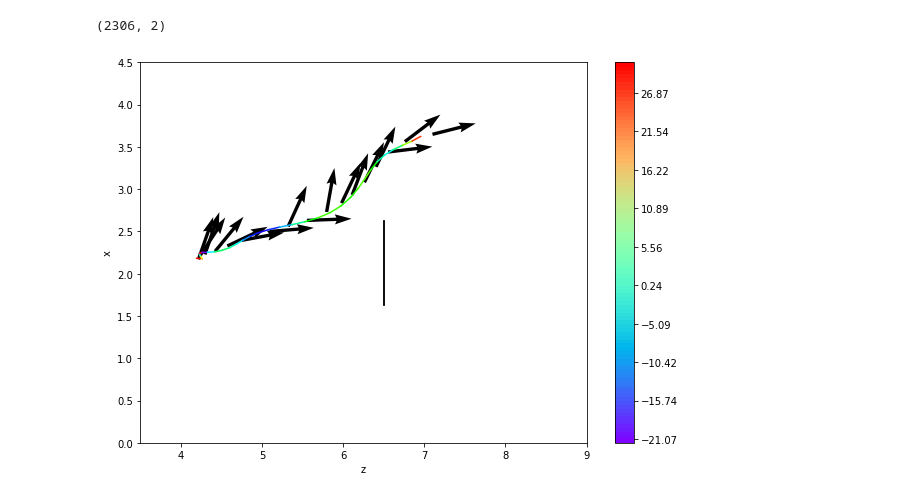
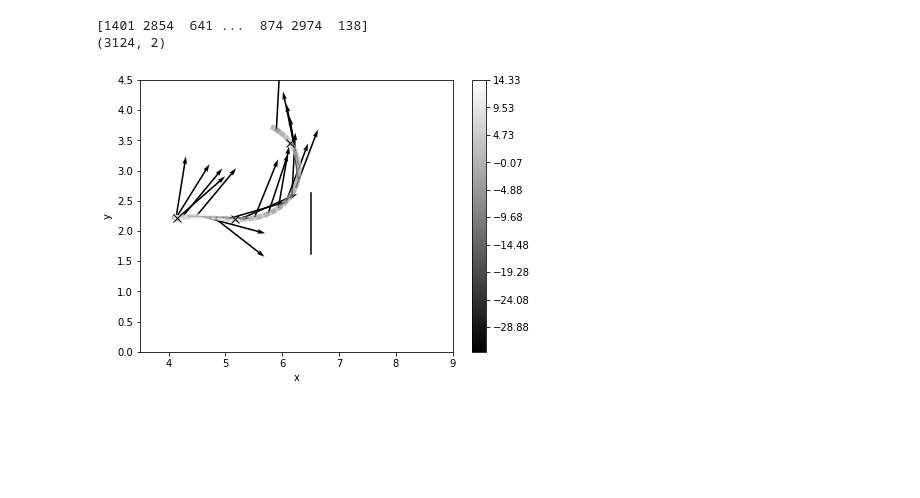
Before and after one commit to cowkami/bat_research, a Jupyter notebook: notebooks/get_pulse_direction.ipynb, the cells around one changed output. Saved outputs shown, nothing was run; the diff lists cells and outputs as text; code cells hidden in the pictures; blank space fills up the shorter version.

```diff
--- a/notebooks/get_pulse_direction.ipynb
+++ b/notebooks/get_pulse_direction.ipynb
@@ -233,28 +225,28 @@ def cal_vectors_to_mic(x, z, t, mic_points):
 
     return np.array(vectors)
 
-vectors = cal_vectors_to_mic(x, z, t, mic_points)
-print(vectors.shape)
 
-
-def weight_vectors(weights, vectors):
+def sum_weighted_vectors(vectors, weights):
     w_vectors = []
-    for w, v in zip(weights, vectors):
+    for v, w in zip(vectors, weights):
         w_v = v * w.reshape(w.shape[0], 1)
         w_vectors.append(w_v)
 
-    return np.array(w_vectors)
+    return np.sum(w_vectors, axis=0)
 
 
-w_vectors = weight_vectors(band_sums[1:], vectors)
+vectors = cal_vectors_to_mic(x, z, t, mic_points)
+print(vectors.shape, band_sums.shape)
+
+use_channels = np.array([4, 7, 8, 9, 10, 11, 12, 13])
+w_vectors = sum_weighted_vectors(vectors[1:-1], band_sums[2:-1])
 print(w_vectors.shape)
 
 plt.figure(figsize=(10, 10), facecolor='white')
 plt.plot(z, x)
 
-for j in range(1, 15):
-    for i in range(0, 2300, 50):
-        plt.quiver(z[i], x[i], w_vectors[j, i, 0], w_vectors[j, i, 1], scale=20)
+for i in range(0, z.shape[0], 1):
+    plt.quiver(z[i], x[i], w_vectors[i, 0], w_vectors[i, 1], scale=10000)
 
 plt.ylim([0, 4.5])
 plt.xlim([3.5, 9])
@@ -266,54 +322,53 @@ plt.show()
 # %%
-def cal_pulse_vectors(weighted_vectors, thresh=50):
-    vector_sums = np.sum(weighted_vectors, axis=0)
-    lengths = np.sqrt(vector_sums[:, 0]**2 + vector_sums[:, 1]**2).reshape(vector_sums.shape[0], 1)
-#     plt.hist(lengths, bins=np.arange(0, 10000, 10))
-#     plt.xlim([0, 1000])
+def cal_pulse_vectors(vectors):
+    lengths = np.sqrt(vectors[:, 0]**2 + vectors[:, 1]**2)
+    unit_pulse_vectors = vectors / lengths.reshape(lengths.shape[0], 1)
+    return unit_pulse_vectors
 
-    sparse_vec = np.where(lengths>thresh, 1, 0).reshape(vector_sums.shape[0], 1)
-    unit_pulse_vector = sparse_vec*(vector_sums / lengths)
-#     unit_pulse_vector = vector_sums / lengths
-#     unit_pulse_vector = vector_sums
-    return unit_pulse_vector
 
 def avoid_echo(pulse_vectors, time, avoid_range=0.05):
     avoid_range_ind = int(avoid_range/time[1]-time[0])
 
     i = 0
     while i < pulse_vectors.shape[0]:
         if pulse_vectors[i, 0] > 0 or pulse_vectors[i, 1] > 0:
             pulse_vectors[i+1:i+avoid_range_ind, :] = 0
             i += avoid_range_ind
         else:
             i += 1
     return pulse_vectors
 
+def choose_pulses_ind(vectors, n=20):
+    lengths = np.sqrt(vectors[:, 0]**2 + vectors[:, 1]**2)
+    ind = np.argsort(lengths)
+    print(ind)
+    return ind[-n:]
 
 
 p_vectors = cal_pulse_vectors(w_vectors)
+ind = choose_pulses_ind(p_vectors, n=pulse_ind.shape[0])
 print(p_vectors.shape)
-# for i in p_vectors:
-#     print(i)
 
-pulse = avoid_echo(p_vectors, t)
 
-# plt.figure(figsize=(10, 10), facecolor='white')
-# plt.plot(z, x)
-
-line_2d_plot(no1_xyzt, s_or_a=2)
+line_2d_plot(xyzt[no], s_or_a=2)
 
 # plot obstacle
-ob_x = np.linspace(2.125 - 0.5, 2.125 + 0.5, 100)
-ob_z = 6.5 * np.ones(100)
-plt.plot(ob_z, ob_x, color='black')
 
+i = 8
 
-ind = np.where((pulse[:, 0]!=0) | (pulse[:, 1]!=0))[0]
-plt.quiver(z[ind], x[ind], pulse[ind, 0], pulse[ind, 1], scale=10)
+plt.quiver(
+    z[pulse_ind+i],
+    x[pulse_ind+i],
+    p_vectors[pulse_ind+i, 0],
+    p_vectors[pulse_ind+i, 1],
+    scale=5, color='black', width=0.005)
 
 plt.ylim([0, 4.5])
 plt.xlim([3.5, 9])
-plt.show()
+
+
+plt.savefig(f'fig_no{numbers[no]}_gray.png')
 # %% [output]
-(2306, 2)
+[1401 2854  641 ...  874 2974  138]
+(3124, 2)
-[figure, old version]
+[figure, new version]
```
Also changed, not shown: parts of 15 cells of this notebook.
